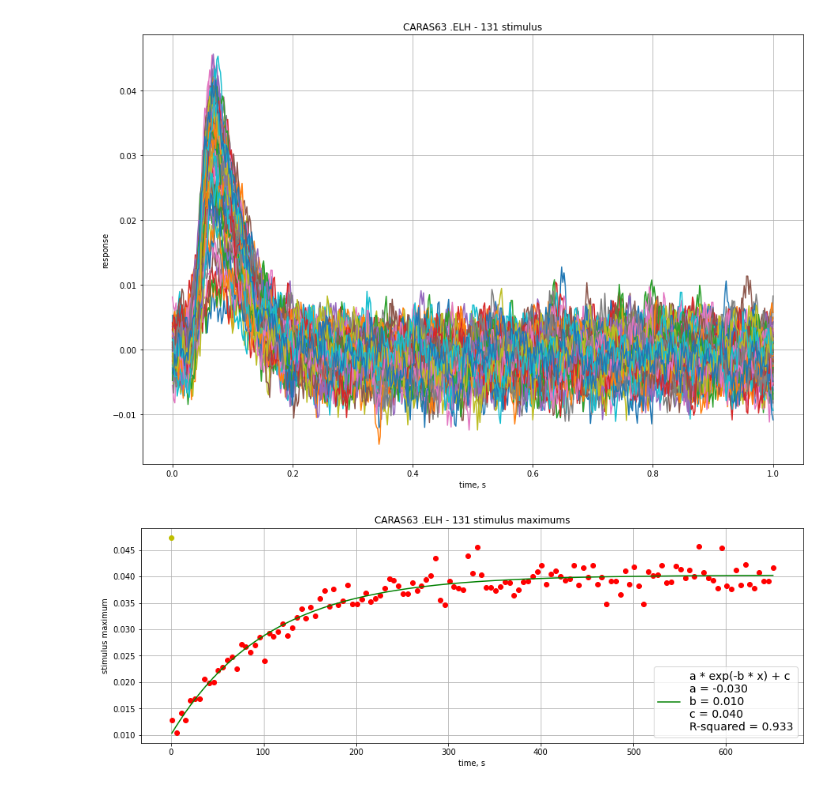
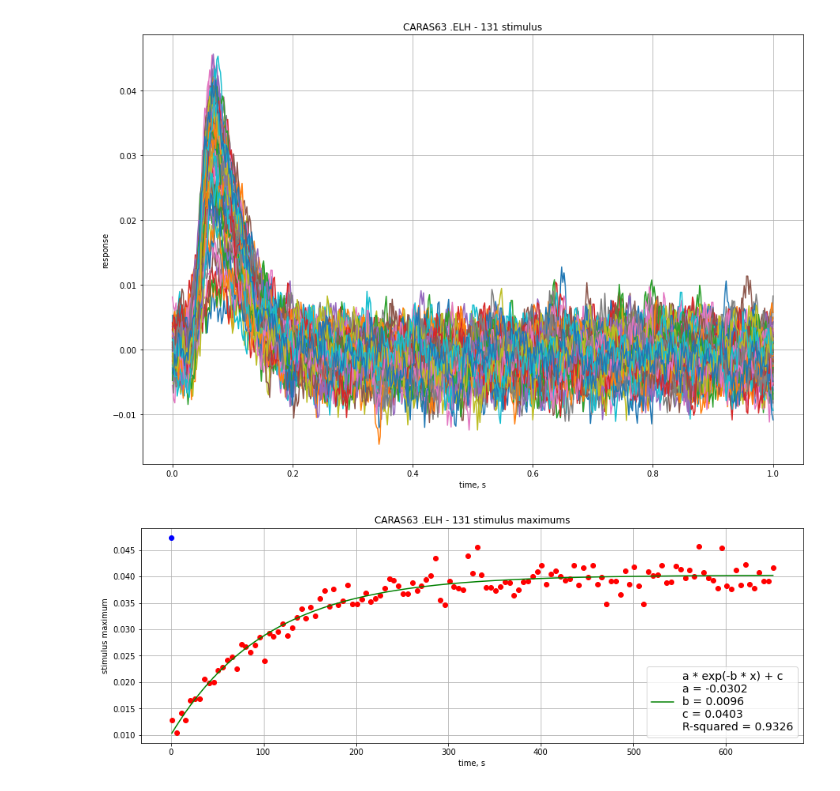
Before and after one commit to AndreiZherder/adaptation-memory, a Jupyter notebook: carassius.ipynb, the cells around one changed output. Saved outputs shown, nothing was run; the diff lists cells and outputs as text; code cells hidden in the pictures.

```diff
--- a/carassius.ipynb
+++ b/carassius.ipynb
@@ -114,39 +114,39 @@ def func(x, a, b, c):
 
 stim_maximums = np.array([stim.max() for stim in stims])
 # Начало графика максимумов стимулов располагается от 0 на расстоянии между началом первого импульса после фоновой засветки и ее концом
 begin = after_background_start_time - background_start_time - background_duration
 end = begin + (stims_cnt - 1) * period
 stim_maximums_x = np.linspace(begin, end, stims_cnt)
 popt, pcov = optimize.curve_fit(func, stim_maximums_x, stim_maximums, [-0.05, 0.01, 0.05])
 exp_a = popt[0]
 exp_b = popt[1]
 exp_c = popt[2]
 fit = func(stim_maximums_x, *popt)
 rvalue = stats.linregress(stim_maximums, fit).rvalue
 r_squared = rvalue ** 2
 
 fig, ax = plt.subplots()
 ax.plot(stim_maximums_x, stim_maximums, 'ro')
 begin = first_stim_start_time * fs
 end = begin + fs
 
 #Максимум опорного стимула смещается из точки first_stim_start_time в точку 0.
 first_stim_max = filtered[begin: end].max()
-ax.plot(0, first_stim_max, 'yo')
+ax.plot(0, first_stim_max, 'bo')
 ax.plot(stim_maximums_x, fit, 'g', label=f'a * exp(-b * x) + c\n'
-                           f'a = {exp_a:.3f}\n'
-                           f'b = {exp_b:.3f}\n'
-                           f'c = {exp_c:.3f}\n'
-                           f'R-squared = {r_squared:.3f}')
+                           f'a = {exp_a:.4f}\n'
+                           f'b = {exp_b:.4f}\n'
+                           f'c = {exp_c:.4f}\n'
+                           f'R-squared = {r_squared:.4f}')
 fig.set_figwidth(15)
 fig.set_figheight(5)
 ax.set_xlabel('time, s')
 ax.set_ylabel('stimulus maximum')
 ax.set_title(f'{",".join(filenames)} - {stims_cnt} stimulus maximums')
 ax.legend(prop={"size": 14})
 ax.grid()
 # %% [output]
-[figure, old version]
+[figure, new version]
 # %%
 with open(f'./output/{",".join(filenames)}.txt', 'w', encoding='utf-8') as file:
     file.write(f'Файл(ы)\t{",".join(filenames)}\n')
```
Also changed, not shown: parts of 1 cell of this notebook.
